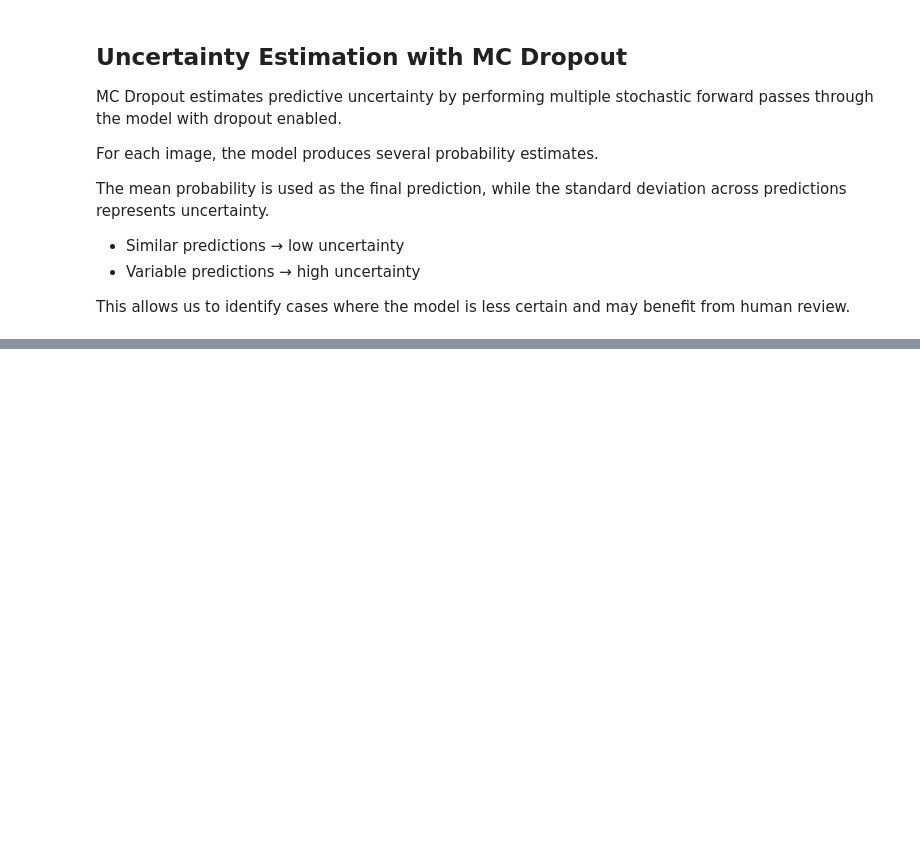
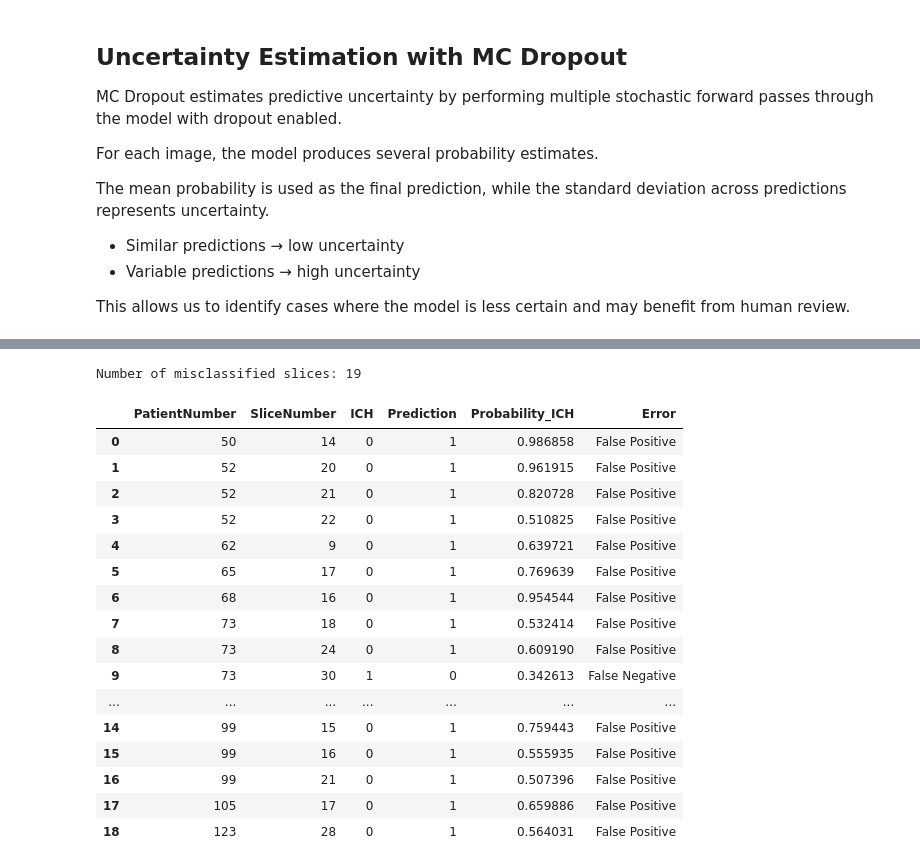
Before and after one commit to MeriemAfafHaddou/explainable-ai-ct-imaging, a Jupyter notebook: diffusion_counterfactual_xai.ipynb, the cells around one changed output, grey strips where cells are left out. Saved outputs shown, nothing was run; the diff lists cells and outputs as text; code cells hidden in the pictures; blank space fills up the shorter version.

```diff
--- a/diffusion_counterfactual_xai.ipynb
+++ b/diffusion_counterfactual_xai.ipynb
@@ -983,0 +1184,61 @@ TypeError: boxplot() got an unexpected keyword argument 'labels'
+# %%
+import pandas as pd
+
+labels = test_results["labels"]
+predictions = test_results["predictions"]
+probabilities = test_results["probabilities"]
+
+misclassified_indices = [
+    i for i, (label, prediction) in enumerate(zip(labels, predictions))
+    if label != prediction
+]
+
+misclassified = test_dataset.samples.iloc[
+    misclassified_indices
+].copy()
+
+misclassified["Prediction"] = [
+    predictions[i] for i in misclassified_indices
+]
+
+misclassified["Probability_ICH"] = [
+    probabilities[i] for i in misclassified_indices
+]
+
+misclassified["Error"] = [
+    "False Positive" if predictions[i] == 1 else "False Negative"
+    for i in misclassified_indices
+]
+
+misclassified = misclassified[
+    [
+        "PatientNumber",
+        "SliceNumber",
+        "ICH",
+        "Prediction",
+        "Probability_ICH",
+        "Error",
+    ]
+].reset_index(drop=True)
+
+print(f"Number of misclassified slices: {len(misclassified)}")
+display(misclassified)
+# %% [output]
+Number of misclassified slices: 19
+|  | PatientNumber | SliceNumber | ICH | Prediction | Probability_ICH | Error |
+| 0 | 50 | 14 | 0 | 1 | 0.986858 | False Positive |
+| 1 | 52 | 20 | 0 | 1 | 0.961915 | False Positive |
+| 2 | 52 | 21 | 0 | 1 | 0.820728 | False Positive |
+| 3 | 52 | 22 | 0 | 1 | 0.510825 | False Positive |
+| 4 | 62 | 9 | 0 | 1 | 0.639721 | False Positive |
+| 5 | 65 | 17 | 0 | 1 | 0.769639 | False Positive |
+| 6 | 68 | 16 | 0 | 1 | 0.954544 | False Positive |
+| 7 | 73 | 18 | 0 | 1 | 0.532414 | False Positive |
+| 8 | 73 | 24 | 0 | 1 | 0.609190 | False Positive |
+| 9 | 73 | 30 | 1 | 0 | 0.342613 | False Negative |
+| ... | ... | ... | ... | ... | ... | ... |
+| 14 | 99 | 15 | 0 | 1 | 0.759443 | False Positive |
+| 15 | 99 | 16 | 0 | 1 | 0.555935 | False Positive |
+| 16 | 99 | 21 | 0 | 1 | 0.507396 | False Positive |
+| 17 | 105 | 17 | 0 | 1 | 0.659886 | False Positive |
+| 18 | 123 | 28 | 0 | 1 | 0.564031 | False Positive |
```
Also changed, not shown: parts of 25 cells of this notebook, 3 other files.
